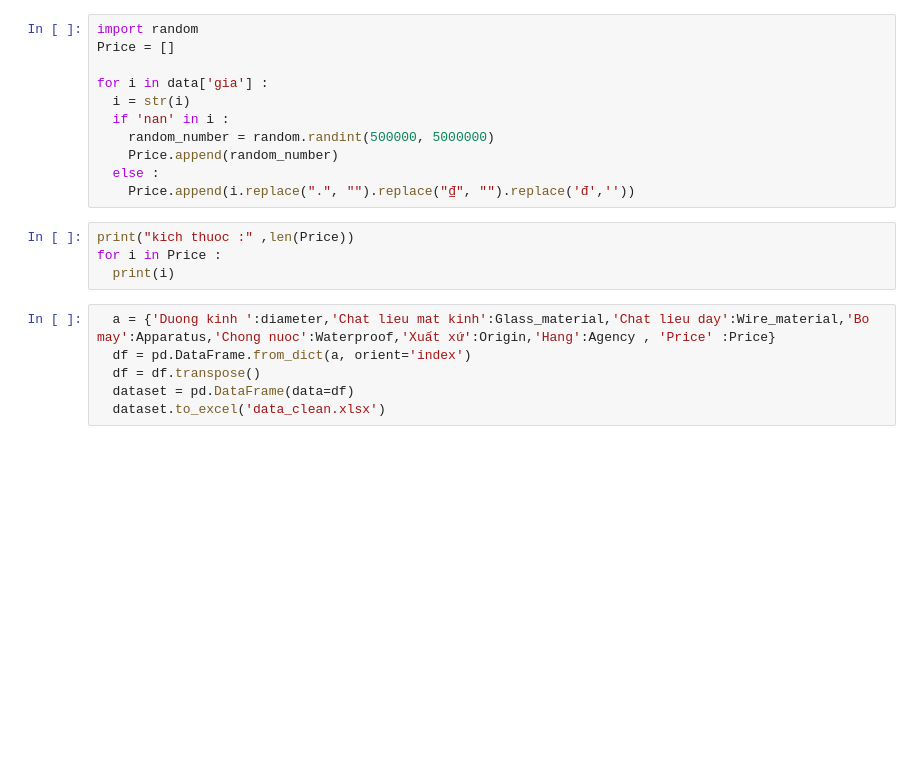
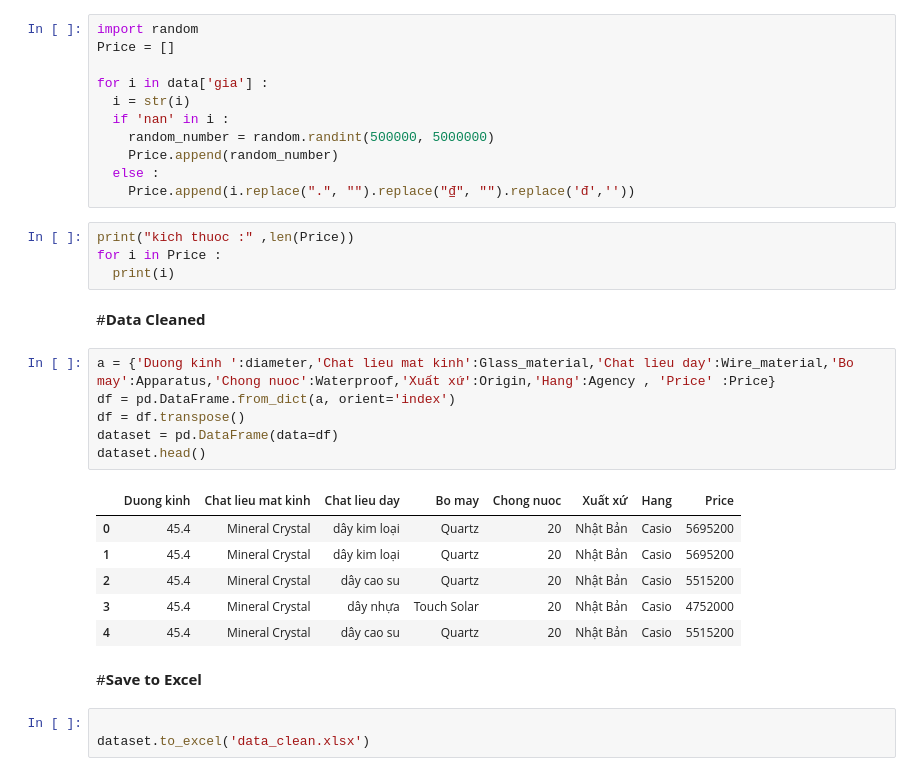
Before and after one commit to huybui2107/KHDL, a Jupyter notebook: KHDL_CK/cleandata_ck.ipynb, the cells around one changed output. Cells and saved outputs as stored; diff of their text form; blank space fills up the shorter version.

```diff
--- a/KHDL_CK/cleandata_ck.ipynb
+++ b/KHDL_CK/cleandata_ck.ipynb
@@ -364,9 +380,23 @@ for i in data['gia'] :
 print("kich thuoc :" ,len(Price))
 for i in Price :
   print(i)
+# %% [markdown]
+#**Data Cleaned**
 # %%
-  a = {'Duong kinh ':diameter,'Chat lieu mat kinh':Glass_material,'Chat lieu day':Wire_material,'Bo may':Apparatus,'Chong nuoc':Waterproof,'Xuất xứ':Origin,'Hang':Agency , 'Price' :Price}
-  df = pd.DataFrame.from_dict(a, orient='index')
-  df = df.transpose()
-  dataset = pd.DataFrame(data=df)
-  dataset.to_excel('data_clean.xlsx')
+a = {'Duong kinh ':diameter,'Chat lieu mat kinh':Glass_material,'Chat lieu day':Wire_material,'Bo may':Apparatus,'Chong nuoc':Waterproof,'Xuất xứ':Origin,'Hang':Agency , 'Price' :Price}
+df = pd.DataFrame.from_dict(a, orient='index')
+df = df.transpose()
+dataset = pd.DataFrame(data=df)
+dataset.head()
+# %% [output]
+|  | Duong kinh | Chat lieu mat kinh | Chat lieu day | Bo may | Chong nuoc | Xuất xứ | Hang | Price |
+| 0 | 45.4 | Mineral Crystal | dây kim loại | Quartz | 20 | Nhật Bản | Casio | 5695200 |
+| 1 | 45.4 | Mineral Crystal | dây kim loại | Quartz | 20 | Nhật Bản | Casio | 5695200 |
+| 2 | 45.4 | Mineral Crystal | dây cao su | Quartz | 20 | Nhật Bản | Casio | 5515200 |
+| 3 | 45.4 | Mineral Crystal | dây nhựa | Touch Solar | 20 | Nhật Bản | Casio | 4752000 |
+| 4 | 45.4 | Mineral Crystal | dây cao su | Quartz | 20 | Nhật Bản | Casio | 5515200 |
+# %% [markdown]
+#**Save to Excel**
+# %%
+
+dataset.to_excel('data_clean.xlsx')
```
Also changed, not shown: parts of 13 cells of this notebook.
